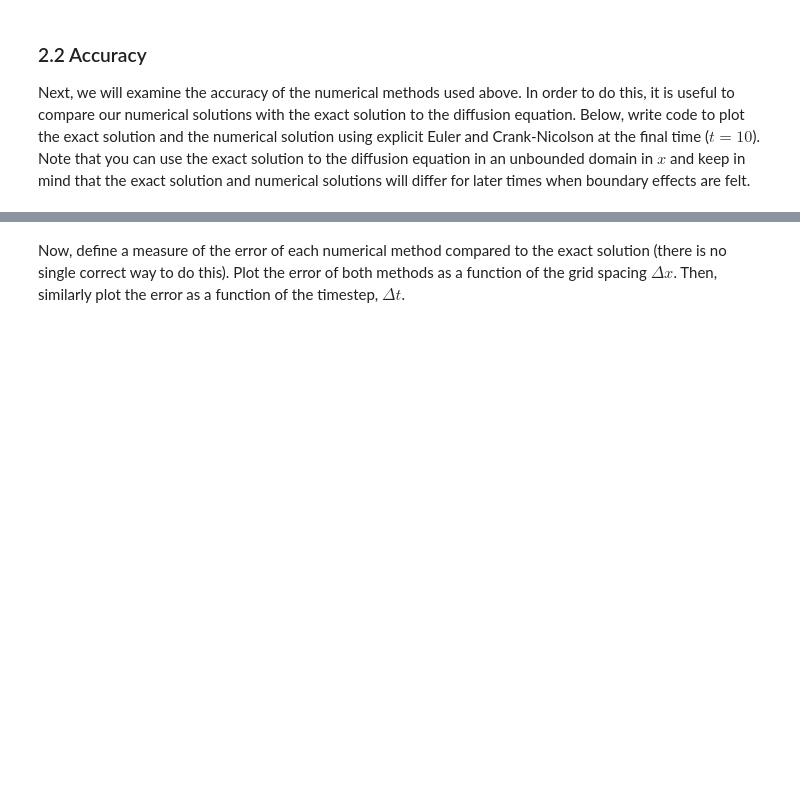
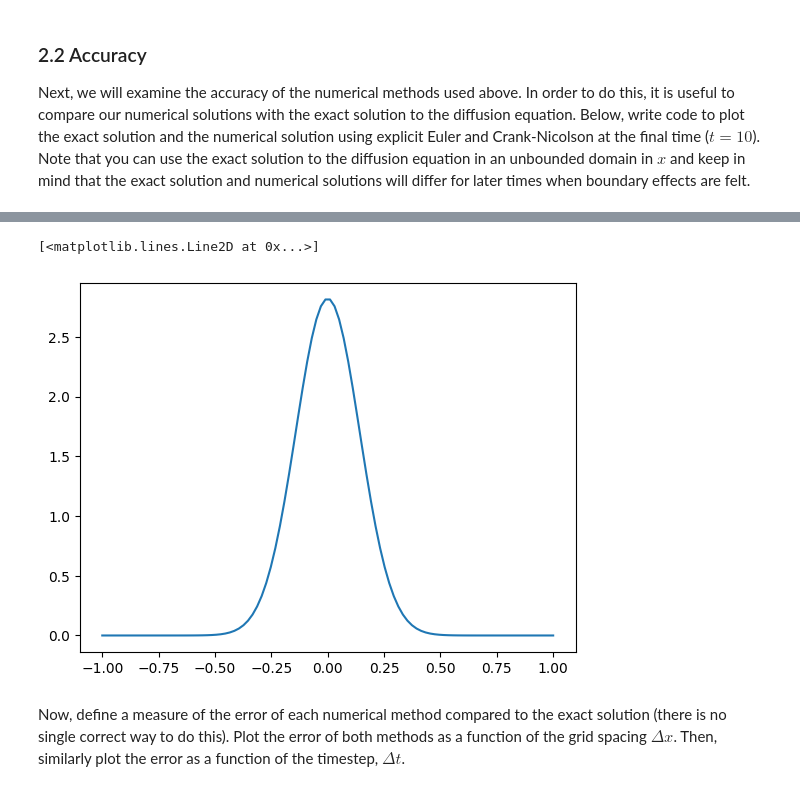
Before and after one commit to sjg230/QCES_LNM, a Jupyter notebook: Project1_numerical_methods.ipynb, the cells around one changed output, grey strips where cells are left out. Drawn from its saved outputs; the diff is of its cells as text; code cells hidden in the pictures; blank space fills up the shorter version.

Commit message:
Exact solution for t=10 plotted. Created using Colab

```diff
--- a/Project1_numerical_methods.ipynb
+++ b/Project1_numerical_methods.ipynb
@@ -179,7 +179,7 @@ Nt = 1000
 Nx = 100
 
 # To see any differences in the stability, we need to have a greater rate of diffusion
-kappa = 0.1
+kappa = 0.001
 
 t = np.linspace(t_start, t_end, Nt)  # Create a vector of times
 x = np.linspace(x_start, x_end, Nx)  # Create a vector for x
@@ -218,0 +217,10 @@ Next, we will examine the accuracy of the numerical methods used above. In order
+# %%
+# Add code to plot exact and numerical solutions
+def exact_soln(x, t, kappa):
+  C = np.zeros(len(x))
+  # for i in range(1, len(t)):
+  #   C[i,] = (1/(4*np.pi*kappa*t[i]))**(0.5)*(np.exp((-x**2)/(4*kappa*t[i])))
+  C_exact = (1/(4*np.pi*kappa*10))**(0.5)*(np.exp((-x**2)/(4*kappa*10)))
+  return C_exact
+# %%
+C_exact = exact_soln(x,t,kappa)
@@ -219,3 +240,9 @@ Next, we will examine the accuracy of the numerical methods used above. In order
+# %%
+fig, ax = plt.subplots()
+ax.plot(x,C_exact)
+# %% [output]
+[<matplotlib.lines.Line2D at 0x...>]
+[figure, added]
 # %% [markdown]
 Now, define a measure of the error of each numerical method compared to the exact solution (there is no single correct way to do this). Plot the error of both methods as a function of the grid spacing $\Delta x$. Then, similarly plot the error as a function of the timestep, $\Delta t$.
 # %% [markdown]
```
Also changed, not shown: parts of 4 cells of this notebook.
